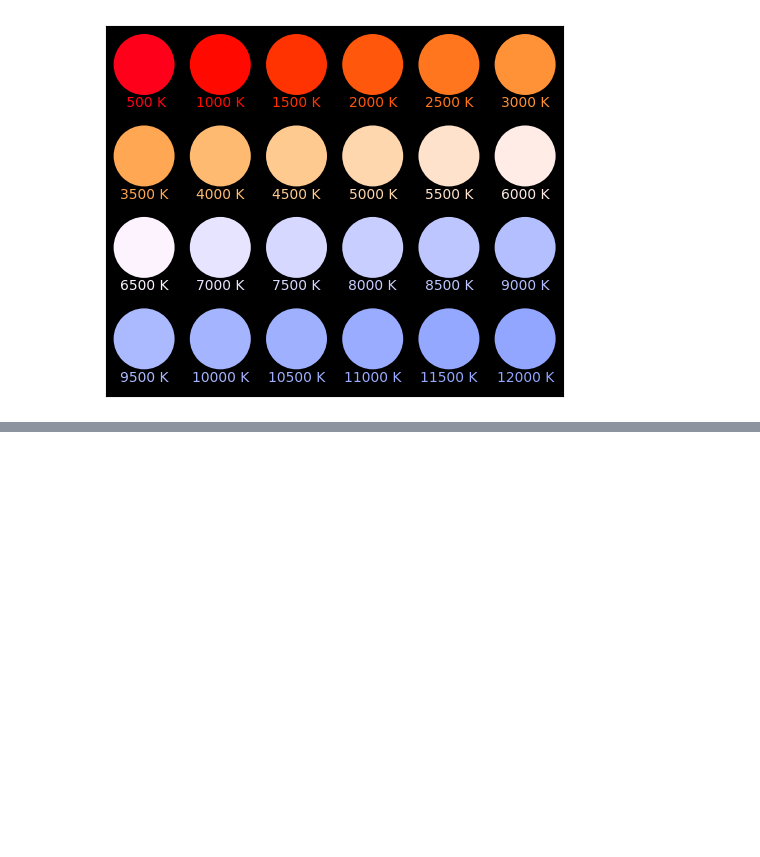
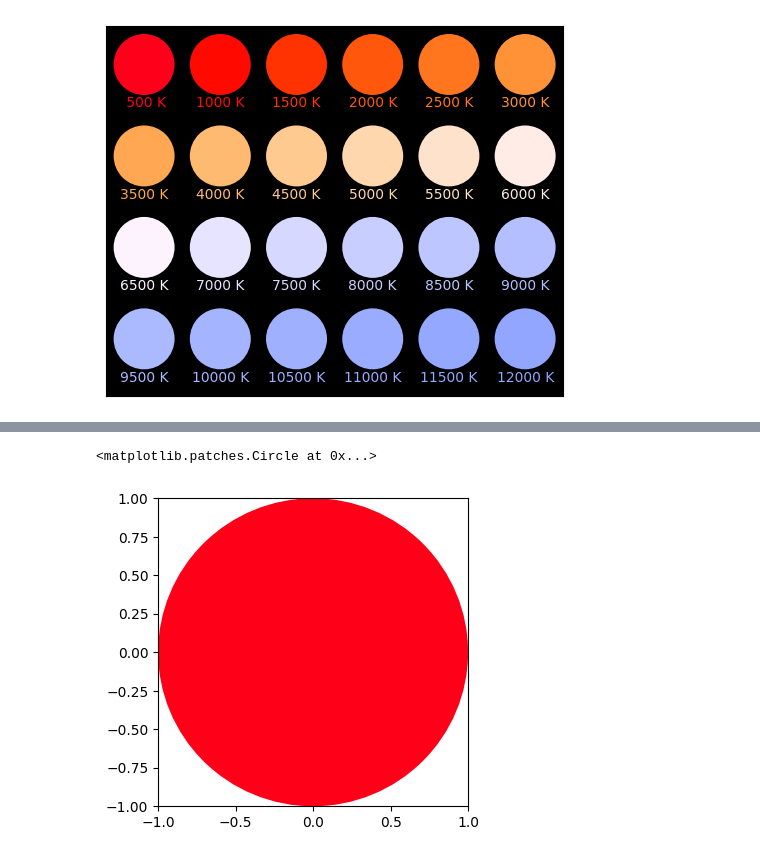
Before and after one commit to bcheung2001/sunlamp, a Jupyter notebook: spectra_to_rgb.ipynb, the cells around one changed output, grey strips where cells are left out. Cells and saved outputs as stored; diff of their text form; code cells hidden in the pictures; blank space fills up the shorter version.

```diff
--- a/spectra_to_rgb.ipynb
+++ b/spectra_to_rgb.ipynb
@@ -79,0 +94,12 @@ indices = np.digitize(spec_fine[:,0], lam)
+# %%
+html_rgb = cs.spec_to_rgb(mean_spec, out_fmt='html')
+
+fig,ax = plt.subplots(figsize=(4,4))
+
+circle = Circle(xy=(0,0), radius=1, fc=html_rgb)
+ax.set_xlim(-1,1)
+ax.set_ylim(-1,1)
+ax.add_patch(circle)
+# %% [output]
+<matplotlib.patches.Circle at 0x...>
+[figure, added]
```
Also changed, not shown: parts of 7 cells of this notebook.
